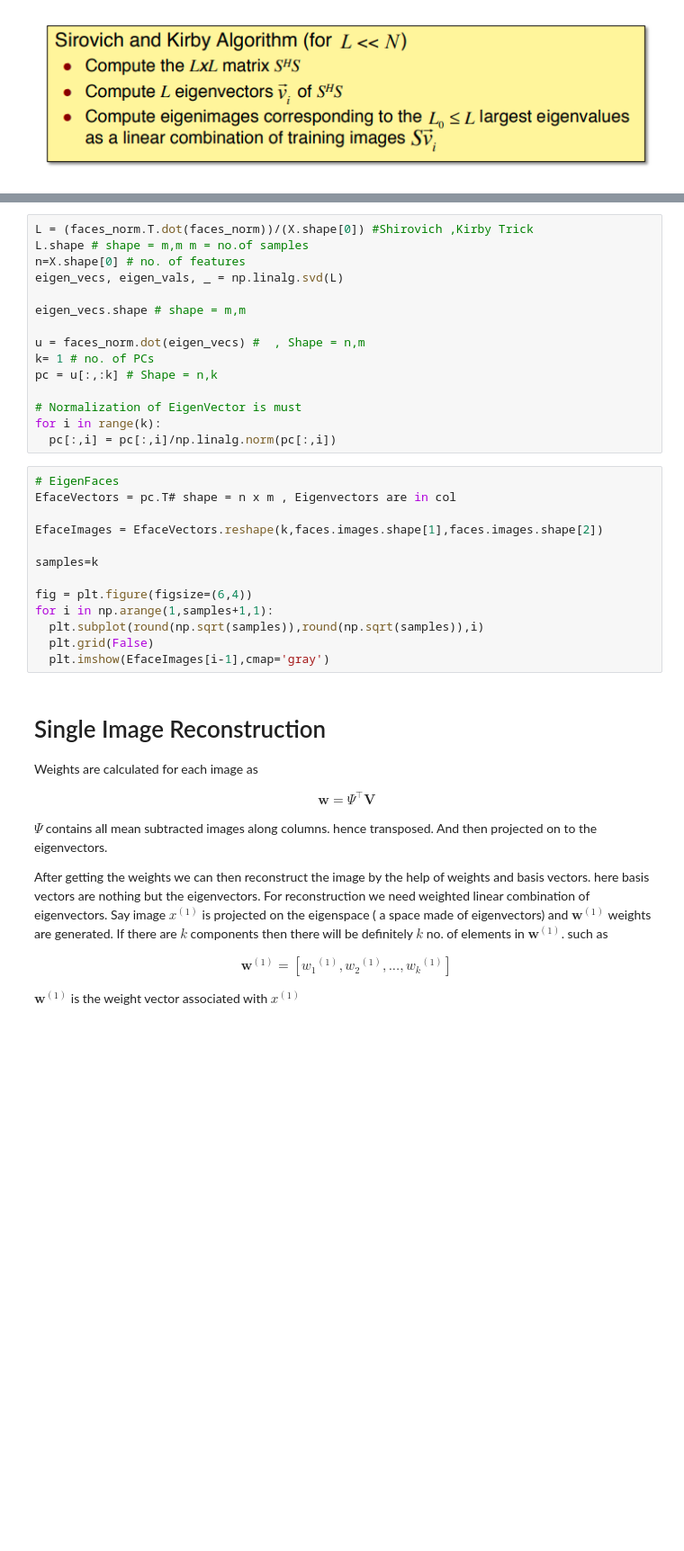
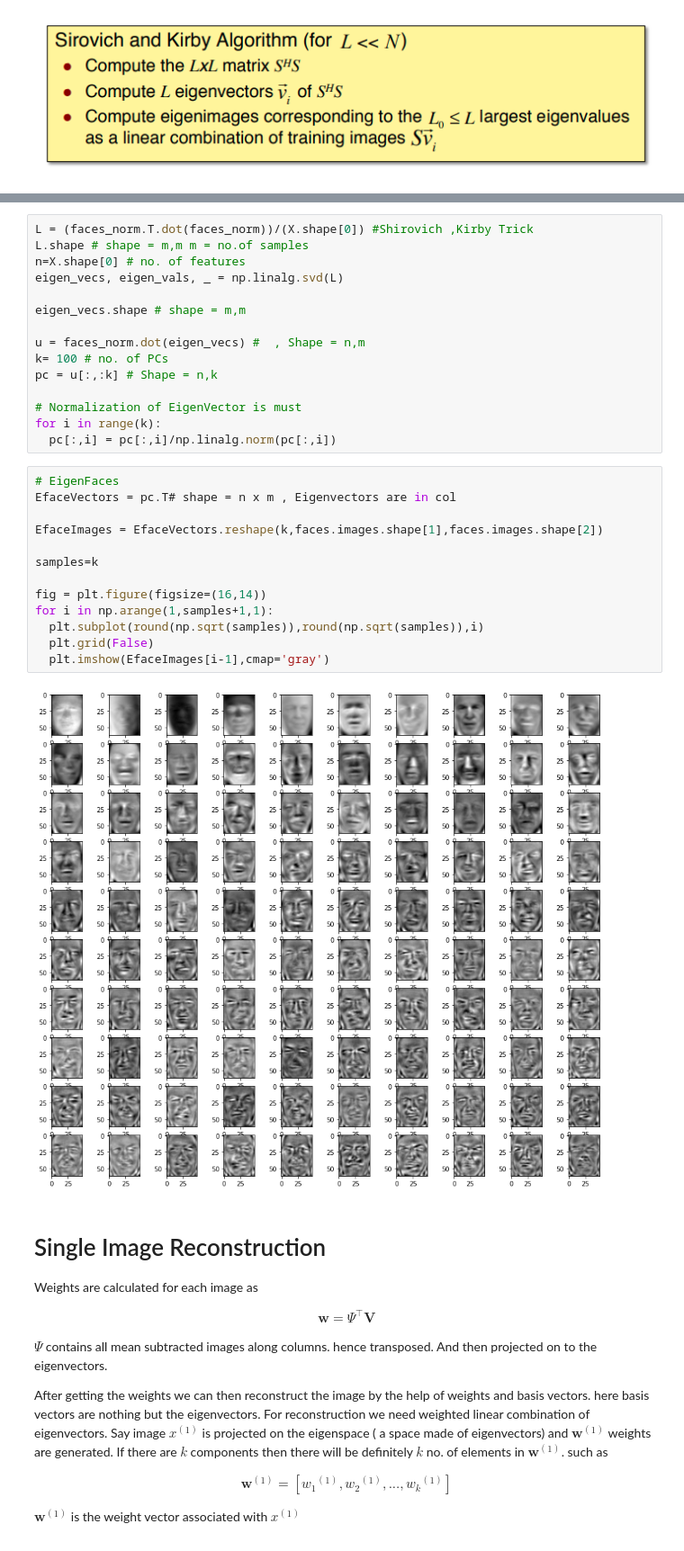
Before and after one commit to gitdiptaban/PCA, a Jupyter notebook: EigenFace.ipynb, the cells around one changed output, grey strips where cells are left out. Shown at 90% size. Saved outputs shown, nothing was run; the diff lists cells and outputs as text; blank space fills up the shorter version.

```diff
--- a/EigenFace.ipynb
+++ b/EigenFace.ipynb
@@ -130,7 +152,7 @@ eigen_vecs, eigen_vals, _ = np.linalg.svd(L)
 eigen_vecs.shape # shape = m,m
 
 u = faces_norm.dot(eigen_vecs) #  , Shape = n,m
-k= 1 # no. of PCs
+k= 100 # no. of PCs
 pc = u[:,:k] # Shape = n,k
 
 # Normalization of EigenVector is must
@@ -139,16 +161,18 @@ for i in range(k):
 # %%
 # EigenFaces
 EfaceVectors = pc.T# shape = n x m , Eigenvectors are in col
 
 EfaceImages = EfaceVectors.reshape(k,faces.images.shape[1],faces.images.shape[2])
 
 samples=k
 
-fig = plt.figure(figsize=(6,4))
+fig = plt.figure(figsize=(16,14))
 for i in np.arange(1,samples+1,1):
   plt.subplot(round(np.sqrt(samples)),round(np.sqrt(samples)),i)
   plt.grid(False)
   plt.imshow(EfaceImages[i-1],cmap='gray')
+# %% [output]
+[figure, added]
 # %% [markdown]
 # Single Image Reconstruction
 
```
Also changed, not shown: parts of 14 cells of this notebook.
